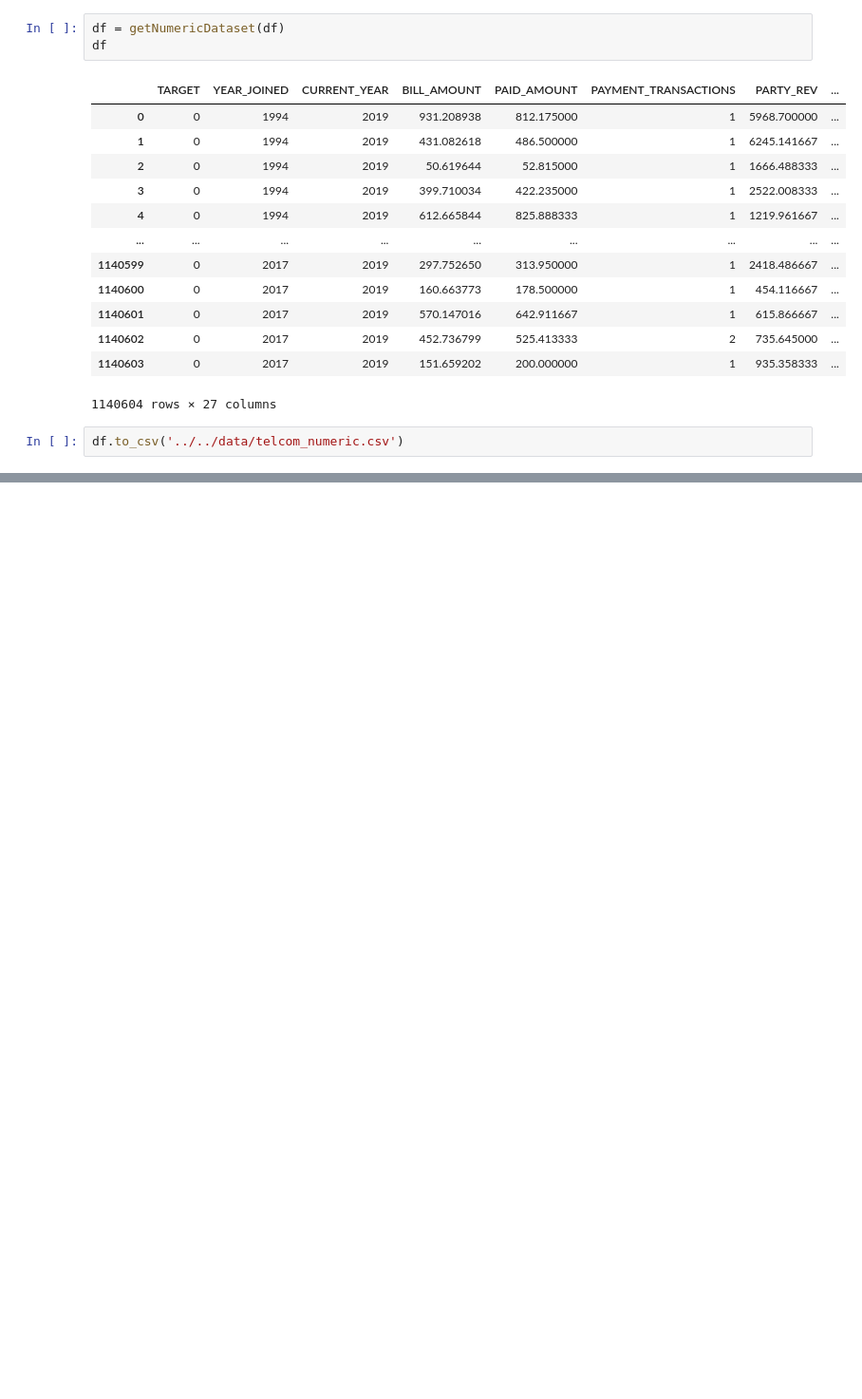
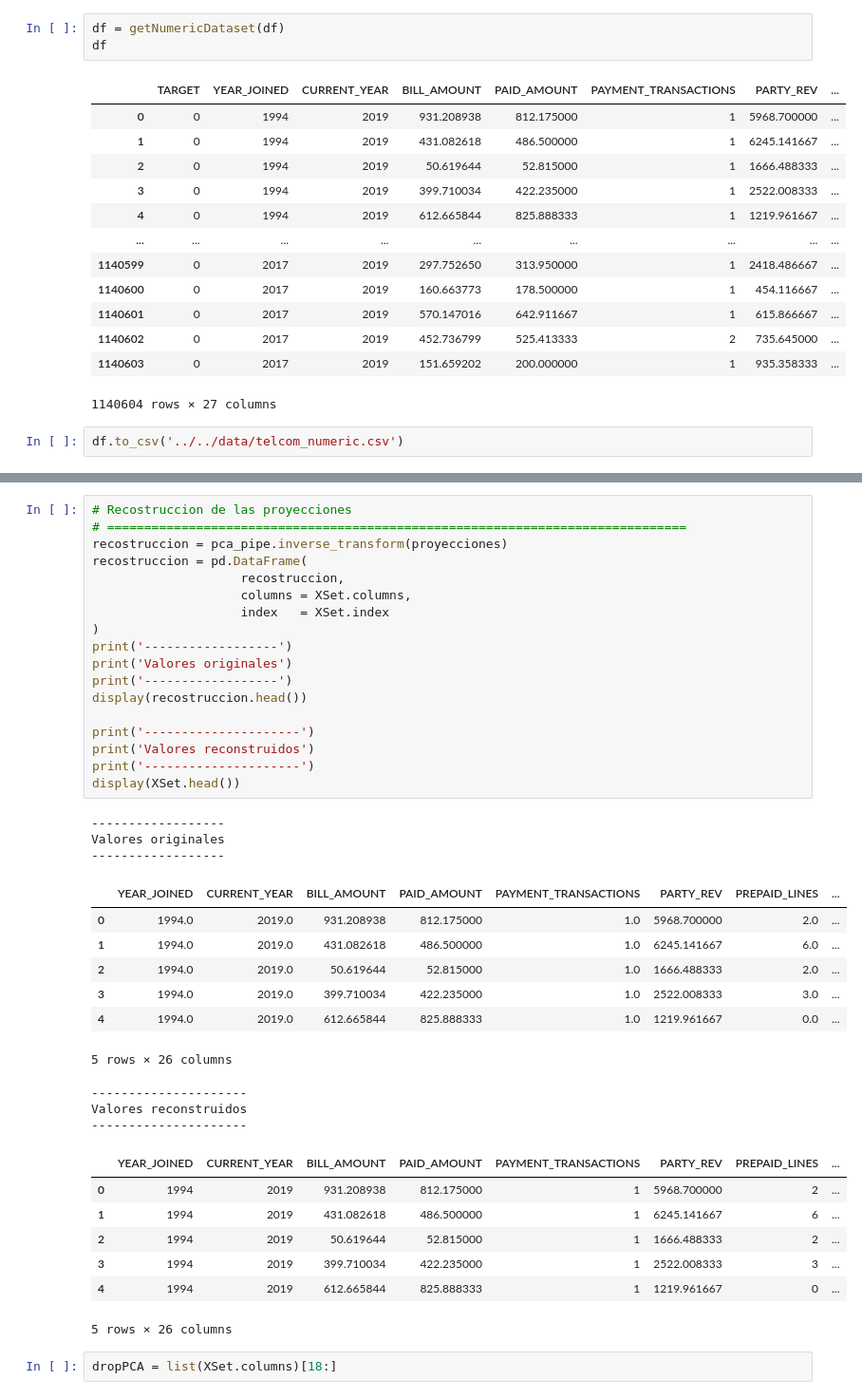
Before and after one commit to new-superuser-alt9193/DeepLearning, a Jupyter notebook: crisp_dm/data_preparation/onehot_encoder.ipynb, the cells around one changed output, grey strips where cells are left out. Shown at 95% size. Cells and saved outputs as stored; diff of their text form; blank space fills up the shorter version.

```diff
--- a/crisp_dm/data_preparation/onehot_encoder.ipynb
+++ b/crisp_dm/data_preparation/onehot_encoder.ipynb
@@ -113,0 +230,41 @@ imputed_pca_df
+# %%
+# Recostruccion de las proyecciones
+# ==============================================================================
+recostruccion = pca_pipe.inverse_transform(proyecciones)
+recostruccion = pd.DataFrame(
+                    recostruccion,
+                    columns = XSet.columns,
+                    index   = XSet.index
+)
+print('------------------')
+print('Valores originales')
+print('------------------')
+display(recostruccion.head())
+
+print('---------------------')
+print('Valores reconstruidos')
+print('---------------------')
+display(XSet.head())
+# %% [output]
+------------------
+Valores originales
+------------------
+|  | YEAR_JOINED | CURRENT_YEAR | BILL_AMOUNT | PAID_AMOUNT | PAYMENT_TRANSACTIONS | PARTY_REV | PREPAID_LINES | ... |
+| 0 | 1994.0 | 2019.0 | 931.208938 | 812.175000 | 1.0 | 5968.700000 | 2.0 | ... |
+| 1 | 1994.0 | 2019.0 | 431.082618 | 486.500000 | 1.0 | 6245.141667 | 6.0 | ... |
+| 2 | 1994.0 | 2019.0 | 50.619644 | 52.815000 | 1.0 | 1666.488333 | 2.0 | ... |
+| 3 | 1994.0 | 2019.0 | 399.710034 | 422.235000 | 1.0 | 2522.008333 | 3.0 | ... |
+| 4 | 1994.0 | 2019.0 | 612.665844 | 825.888333 | 1.0 | 1219.961667 | 0.0 | ... |
+5 rows × 26 columns
+---------------------
+Valores reconstruidos
+---------------------
+|  | YEAR_JOINED | CURRENT_YEAR | BILL_AMOUNT | PAID_AMOUNT | PAYMENT_TRANSACTIONS | PARTY_REV | PREPAID_LINES | ... |
+| 0 | 1994 | 2019 | 931.208938 | 812.175000 | 1 | 5968.700000 | 2 | ... |
+| 1 | 1994 | 2019 | 431.082618 | 486.500000 | 1 | 6245.141667 | 6 | ... |
+| 2 | 1994 | 2019 | 50.619644 | 52.815000 | 1 | 1666.488333 | 2 | ... |
+| 3 | 1994 | 2019 | 399.710034 | 422.235000 | 1 | 2522.008333 | 3 | ... |
+| 4 | 1994 | 2019 | 612.665844 | 825.888333 | 1 | 1219.961667 | 0 | ... |
+5 rows × 26 columns
+# %%
+dropPCA = list(XSet.columns)[18:]
```
Also changed, not shown: parts of 19 cells of this notebook.
